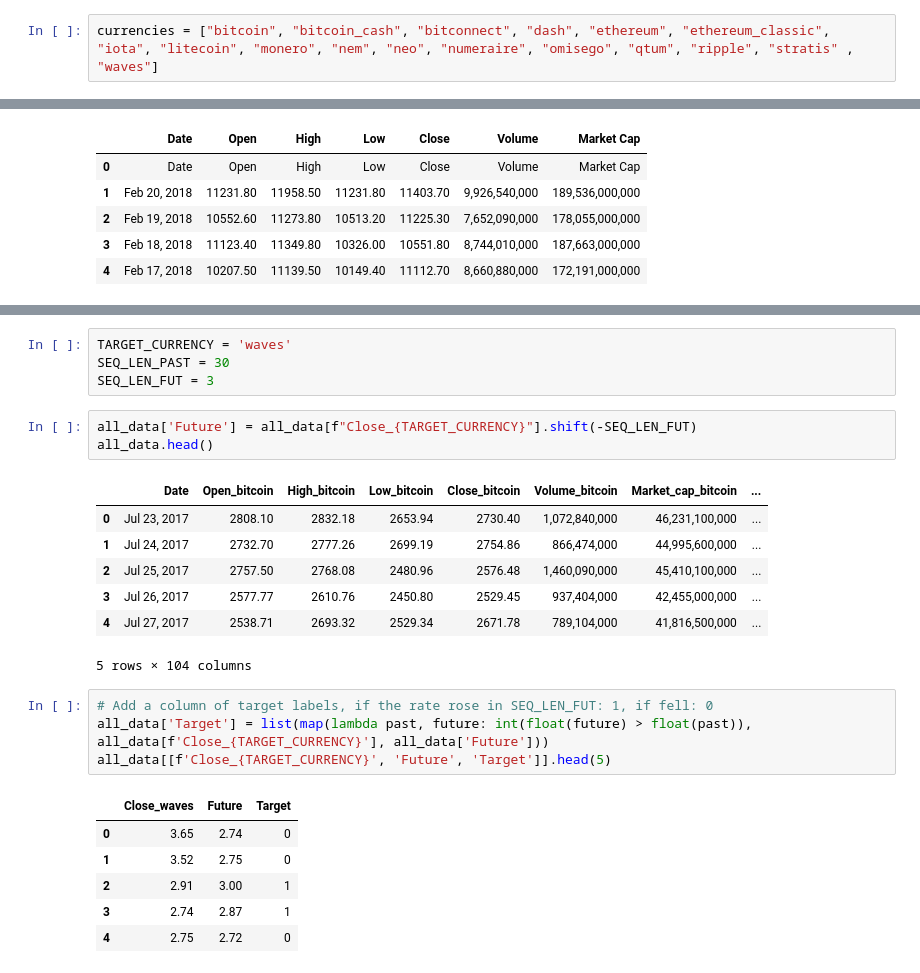
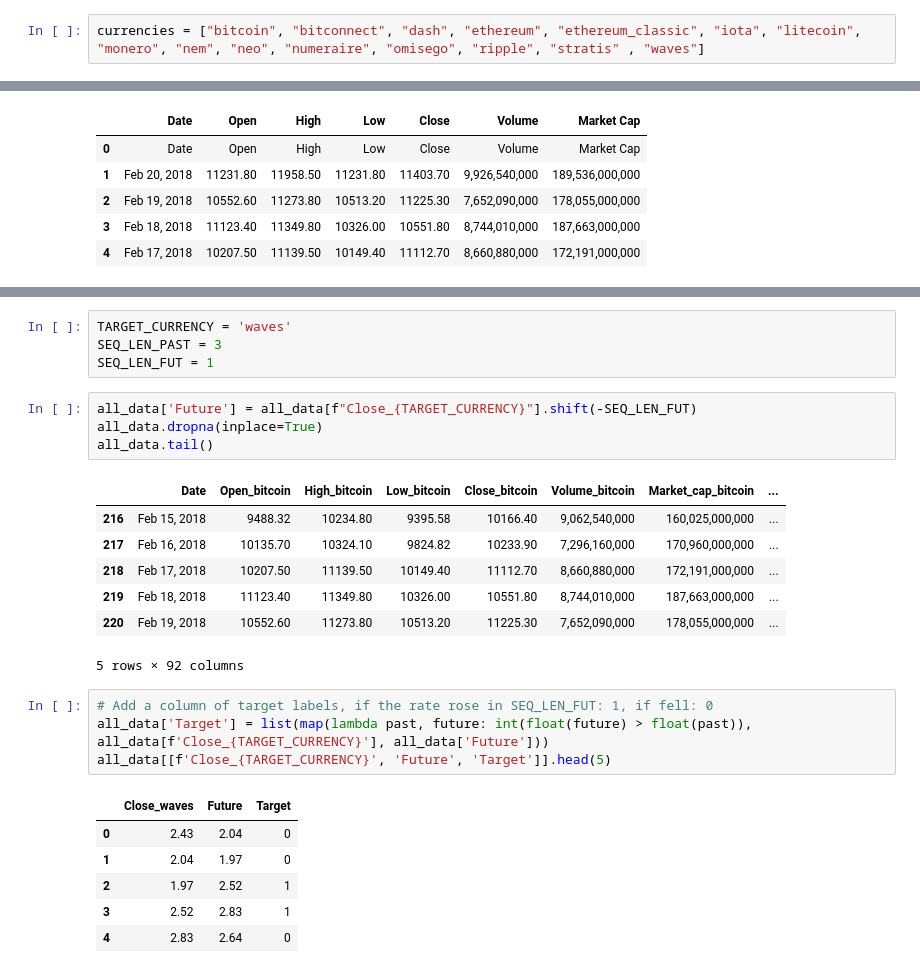
Before and after one commit to mkufel/CryptoTrader, a Jupyter notebook: CryptoTrader.ipynb, the cells around one changed output, grey strips where cells are left out. Saved outputs shown, nothing was run; the diff lists cells and outputs as text.

Commit message:
Preprocessed the data

```diff
--- a/CryptoTrader.ipynb
+++ b/CryptoTrader.ipynb
@@ -15,7 +15,7 @@ Mounted at /content/drive
 import numpy as np
 import pandas as pd
 # %%
-currencies = ["bitcoin", "bitcoin_cash", "bitconnect", "dash", "ethereum", "ethereum_classic", "iota", "litecoin", "monero", "nem", "neo", "numeraire", "omisego", "qtum", "ripple", "stratis" , "waves"]
+currencies = ["bitcoin", "bitconnect", "dash", "ethereum", "ethereum_classic", "iota", "litecoin", "monero", "nem", "neo", "numeraire", "omisego", "ripple", "stratis" , "waves"]
 # %%
 df_test = pd.read_csv(f"{data_path}bitcoin_price.csv", names=['Date', 'Open', 'High', 'Low', 'Close', 'Volume', 'Market Cap'])
 df_test.head()
@@ -72,26 +61,27 @@ Market_cap_waves
 # %%
 TARGET_CURRENCY = 'waves'
-SEQ_LEN_PAST = 30
-SEQ_LEN_FUT = 3
+SEQ_LEN_PAST = 3
+SEQ_LEN_FUT = 1
 # %%
 all_data['Future'] = all_data[f"Close_{TARGET_CURRENCY}"].shift(-SEQ_LEN_FUT)
-all_data.head()
+all_data.dropna(inplace=True)
+all_data.tail()
 # %% [output]
 |  | Date | Open_bitcoin | High_bitcoin | Low_bitcoin | Close_bitcoin | Volume_bitcoin | Market_cap_bitcoin | ... |
-| 0 | Jul 23, 2017 | 2808.10 | 2832.18 | 2653.94 | 2730.40 | 1,072,840,000 | 46,231,100,000 | ... |
-| 1 | Jul 24, 2017 | 2732.70 | 2777.26 | 2699.19 | 2754.86 | 866,474,000 | 44,995,600,000 | ... |
-| 2 | Jul 25, 2017 | 2757.50 | 2768.08 | 2480.96 | 2576.48 | 1,460,090,000 | 45,410,100,000 | ... |
-| 3 | Jul 26, 2017 | 2577.77 | 2610.76 | 2450.80 | 2529.45 | 937,404,000 | 42,455,000,000 | ... |
-| 4 | Jul 27, 2017 | 2538.71 | 2693.32 | 2529.34 | 2671.78 | 789,104,000 | 41,816,500,000 | ... |
+| 216 | Feb 15, 2018 | 9488.32 | 10234.80 | 9395.58 | 10166.40 | 9,062,540,000 | 160,025,000,000 | ... |
+| 217 | Feb 16, 2018 | 10135.70 | 10324.10 | 9824.82 | 10233.90 | 7,296,160,000 | 170,960,000,000 | ... |
+| 218 | Feb 17, 2018 | 10207.50 | 11139.50 | 10149.40 | 11112.70 | 8,660,880,000 | 172,191,000,000 | ... |
+| 219 | Feb 18, 2018 | 11123.40 | 11349.80 | 10326.00 | 10551.80 | 8,744,010,000 | 187,663,000,000 | ... |
+| 220 | Feb 19, 2018 | 10552.60 | 11273.80 | 10513.20 | 11225.30 | 7,652,090,000 | 178,055,000,000 | ... |
-5 rows × 104 columns
+5 rows × 92 columns
 # %%
 # Add a column of target labels, if the rate rose in SEQ_LEN_FUT: 1, if fell: 0
 all_data['Target'] = list(map(lambda past, future: int(float(future) > float(past)), all_data[f'Close_{TARGET_CURRENCY}'], all_data['Future']))
 all_data[[f'Close_{TARGET_CURRENCY}', 'Future', 'Target']].head(5)
 # %% [output]
 |  | Close_waves | Future | Target |
-| 0 | 3.65 | 2.74 | 0 |
-| 1 | 3.52 | 2.75 | 0 |
-| 2 | 2.91 | 3.00 | 1 |
-| 3 | 2.74 | 2.87 | 1 |
-| 4 | 2.75 | 2.72 | 0 |
+| 0 | 2.43 | 2.04 | 0 |
+| 1 | 2.04 | 1.97 | 0 |
+| 2 | 1.97 | 2.52 | 1 |
+| 3 | 2.52 | 2.83 | 1 |
+| 4 | 2.83 | 2.64 | 0 |
```
Also changed, not shown: parts of 7 cells of this notebook.
